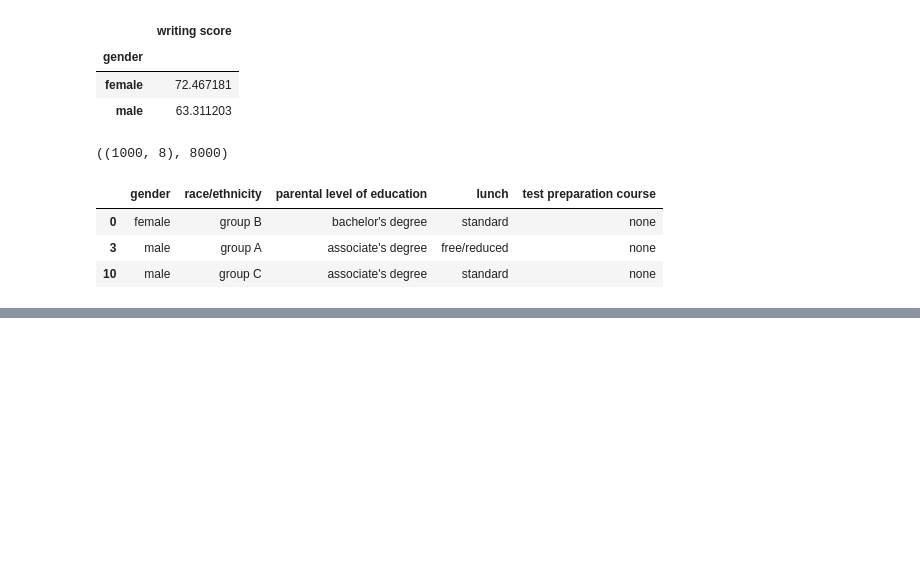
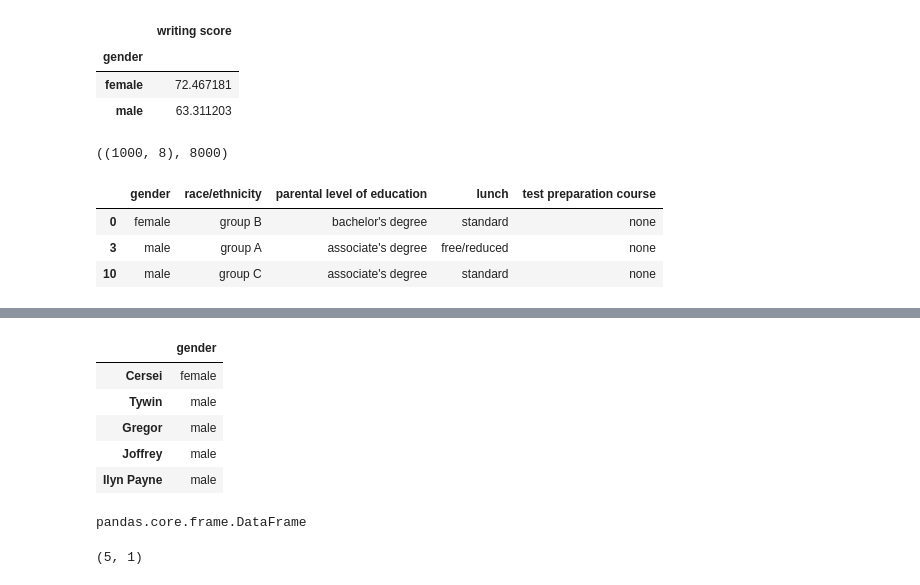
Before and after one commit to rufous86/studies, a Jupyter notebook: ds_ml_Karpov/intro.ipynb, the cells around one changed output, grey strips where cells are left out. Saved outputs shown, nothing was run; the diff lists cells and outputs as text; code cells hidden in the pictures; blank space fills up the shorter version.

```diff
--- a/ds_ml_Karpov/intro.ipynb
+++ b/ds_ml_Karpov/intro.ipynb
@@ -44,0 +75,13 @@ df.iloc[[0, 3, 10], 0:5]
+# %%
+display(df_with_names[['gender']])
+display(type(df_with_names[['gender']]))
+display(df_with_names[['gender']].shape)
+# %% [output]
+|  | gender |
+| Cersei | female |
+| Tywin | male |
+| Gregor | male |
+| Joffrey | male |
+| Ilyn Payne | male |
+pandas.core.frame.DataFrame
+(5, 1)
```
Also changed, not shown: parts of 3 cells of this notebook.
